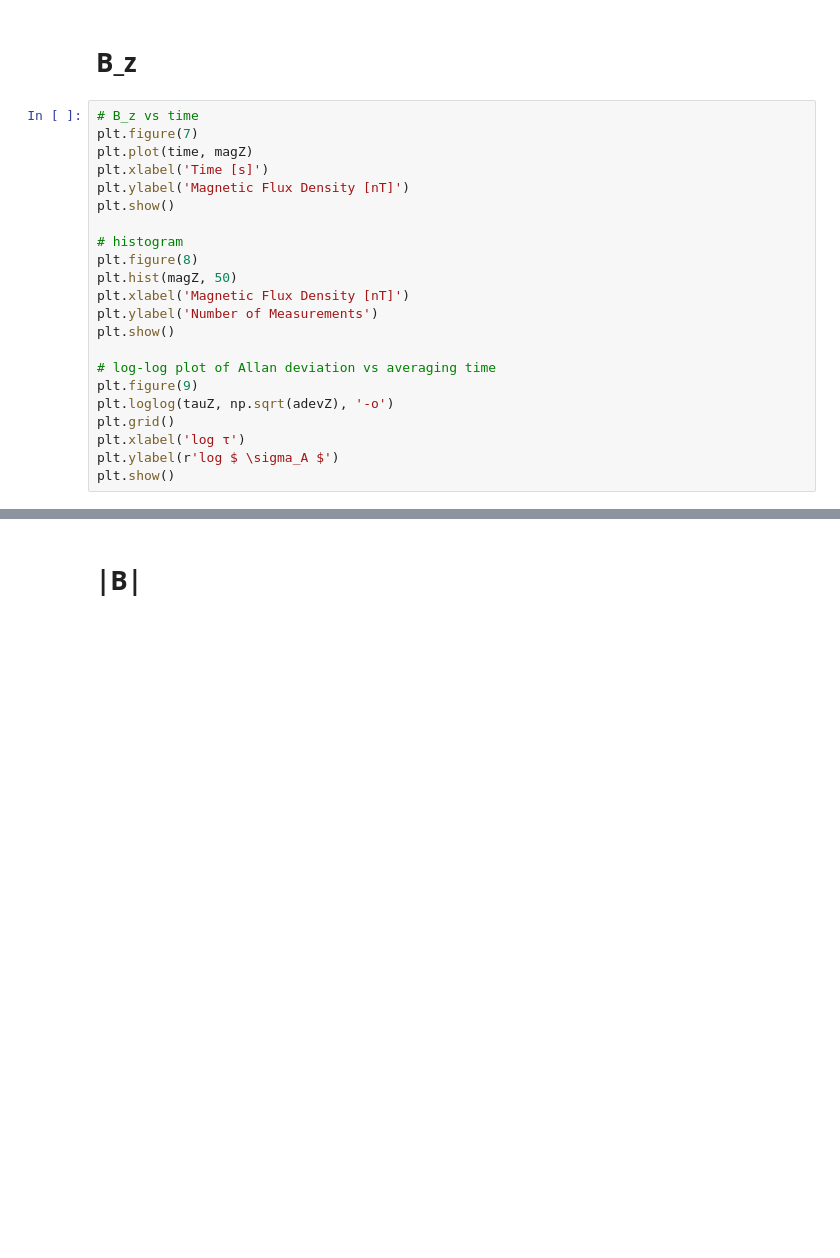
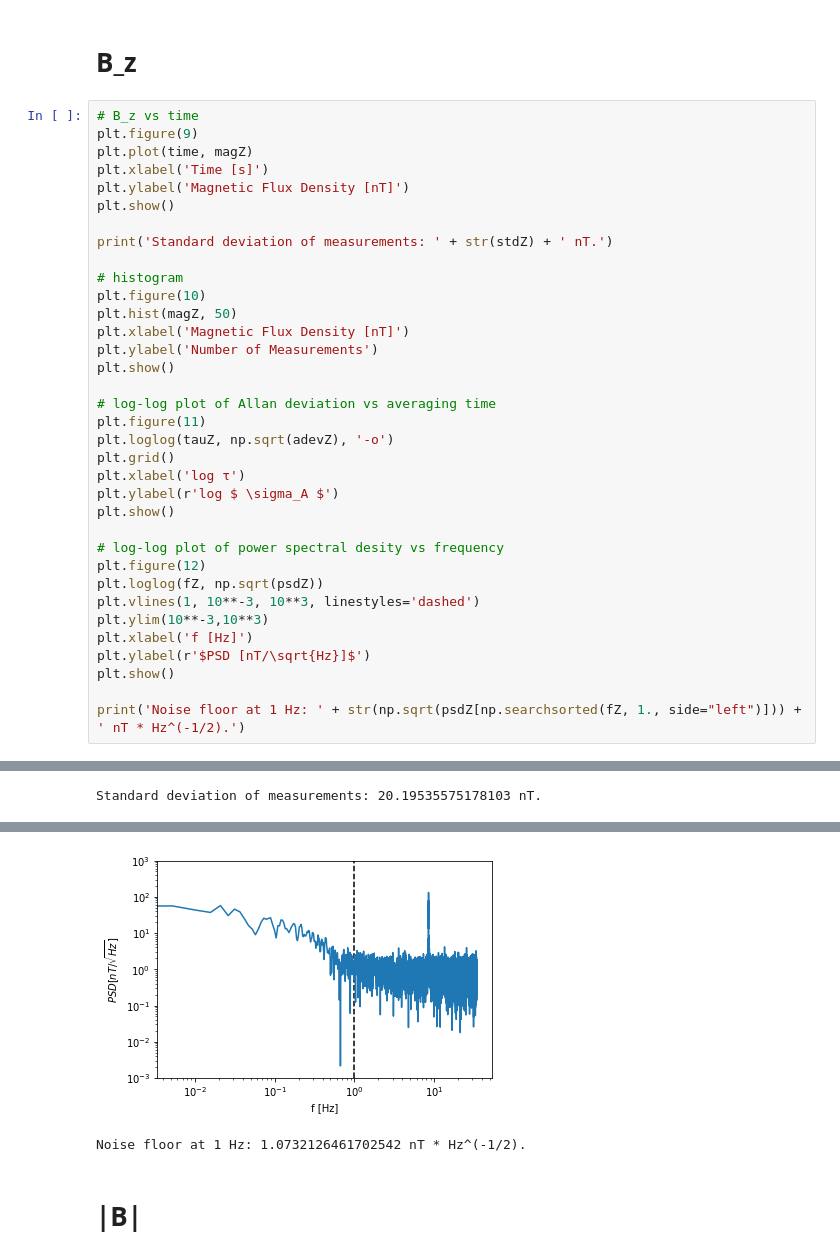
Before and after one commit to OregonIons/RM3100-Magnetic-Sensor, a Jupyter notebook: rm3100_adev.ipynb, the cells around one changed output, grey strips where cells are left out. Saved outputs shown, nothing was run; the diff lists cells and outputs as text; blank space fills up the shorter version.

```diff
--- a/rm3100_adev.ipynb
+++ b/rm3100_adev.ipynb
@@ -82,30 +128,46 @@ plt.show()
 # B_z
 # %%
 # B_z vs time
-plt.figure(7)
+plt.figure(9)
 plt.plot(time, magZ)
 plt.xlabel('Time [s]')
 plt.ylabel('Magnetic Flux Density [nT]')
 plt.show()
 
+print('Standard deviation of measurements: ' + str(stdZ) + ' nT.')
+
 # histogram
-plt.figure(8)
+plt.figure(10)
 plt.hist(magZ, 50)
 plt.xlabel('Magnetic Flux Density [nT]')
 plt.ylabel('Number of Measurements')
 plt.show()
 
 # log-log plot of Allan deviation vs averaging time
-plt.figure(9)
+plt.figure(11)
 plt.loglog(tauZ, np.sqrt(adevZ), '-o')
 plt.grid()
 plt.xlabel('log τ')
 plt.ylabel(r'log $ \sigma_A $')
 plt.show()
+
+# log-log plot of power spectral desity vs frequency
+plt.figure(12)
+plt.loglog(fZ, np.sqrt(psdZ))
+plt.vlines(1, 10**-3, 10**3, linestyles='dashed')
+plt.ylim(10**-3,10**3)
+plt.xlabel('f [Hz]')
+plt.ylabel(r'$PSD [nT/\sqrt{Hz}]$')
+plt.show()
+
+print('Noise floor at 1 Hz: ' + str(np.sqrt(psdZ[np.searchsorted(fZ, 1., side="left")])) + ' nT * Hz^(-1/2).')
 # %% [output]
 [figure]
+Standard deviation of measurements: 20.19535575178103 nT.
 [figure]
 [figure]
+[figure, added]
+Noise floor at 1 Hz: 1.0732126461702542 nT * Hz^(-1/2).
 # %% [markdown]
 # |B|
 # %%
```
Also changed, not shown: parts of 5 cells of this notebook.
